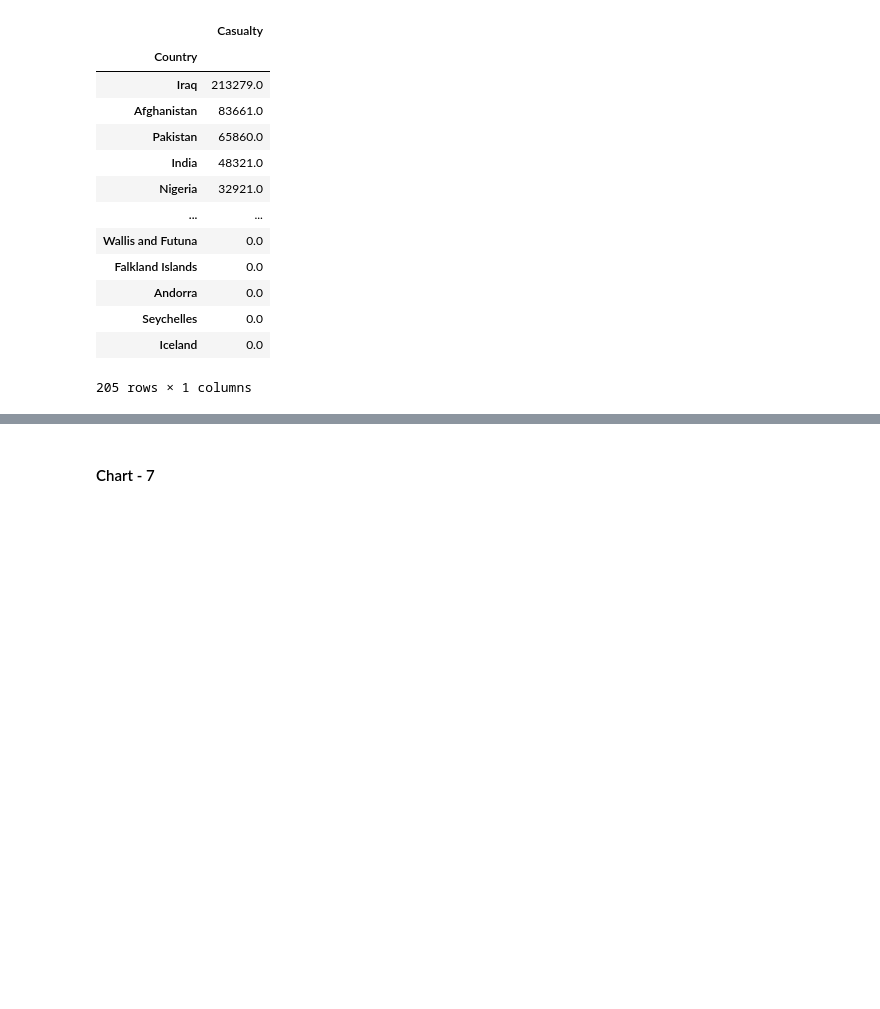
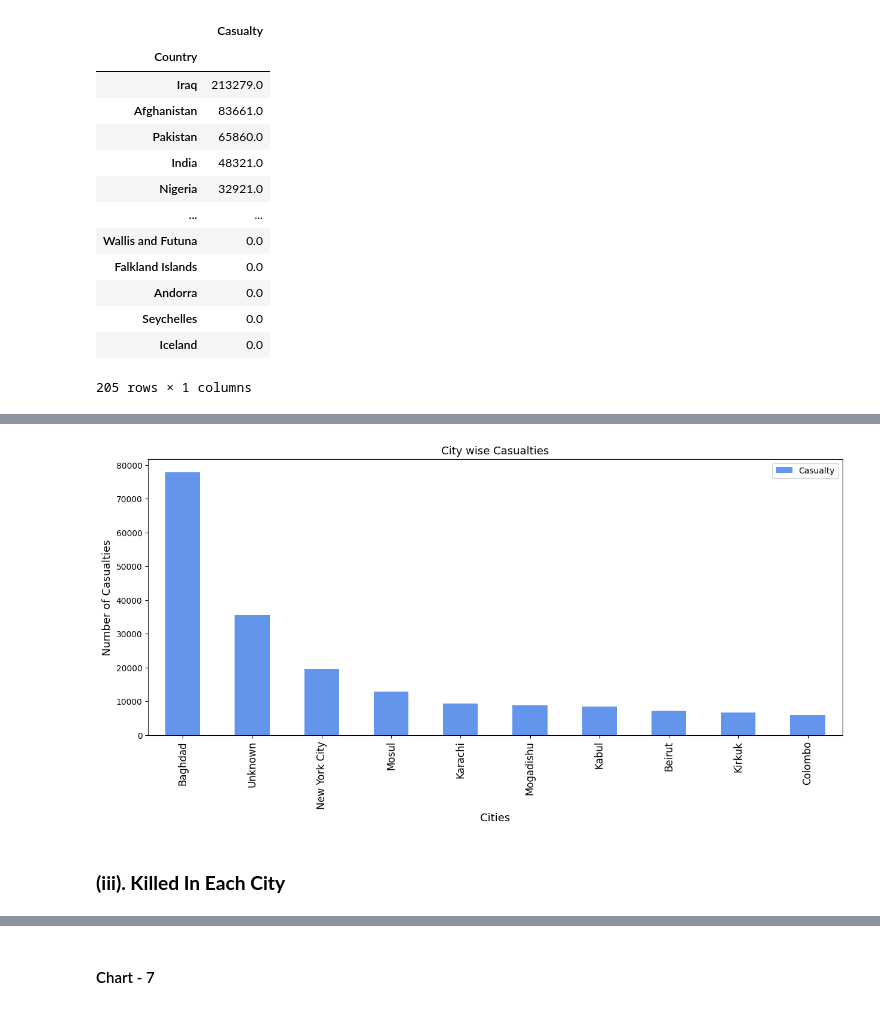
Before and after one commit to amolwagh77/Exploratory-Data-Analysis---Global-Terrorism, a Jupyter notebook: Sample EDA Submission Template.ipynb, the cells around one changed output, grey strips where cells are left out. Cells and saved outputs as stored; diff of their text form; code cells hidden in the pictures; blank space fills up the shorter version.

```diff
--- a/Sample EDA Submission Template.ipynb
+++ b/Sample EDA Submission Template.ipynb
@@ -578,0 +660,3 @@ Answer Here
+# %%
+cc=data[['City','Casualty']].groupby("City").sum().sort_values(by='Casualty',ascending=False).head(10)
+cc
@@ -578,0 +676,11 @@ Answer Here
+# %%
+cc.plot(kind='bar',color='cornflowerblue',figsize=(15,6))
+plt.title("City wise Casualties",fontsize=13)
+plt.xlabel("Cities",fontsize=13)
+plt.xticks(fontsize=12)
+plt.ylabel("Number of Casualties",fontsize=13)
+plt.show()
+# %% [output]
+[figure, added]
+# %% [markdown]
+### **(iii). Killed In Each City**
```
Also changed, not shown: parts of 120 cells of this notebook.
